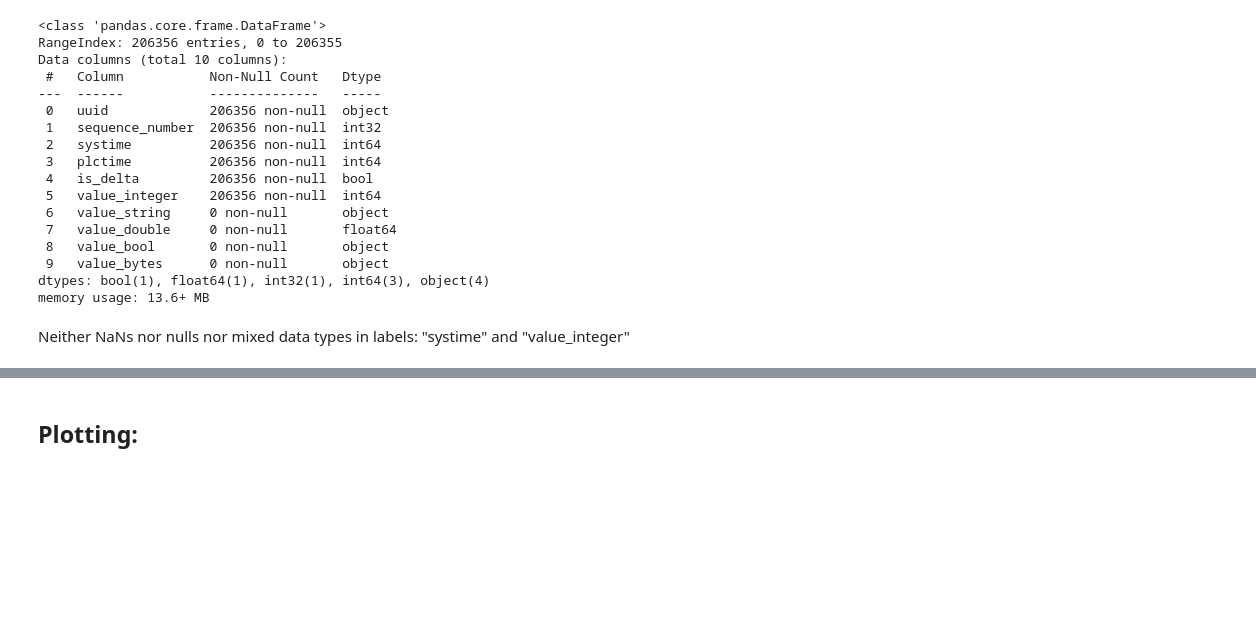
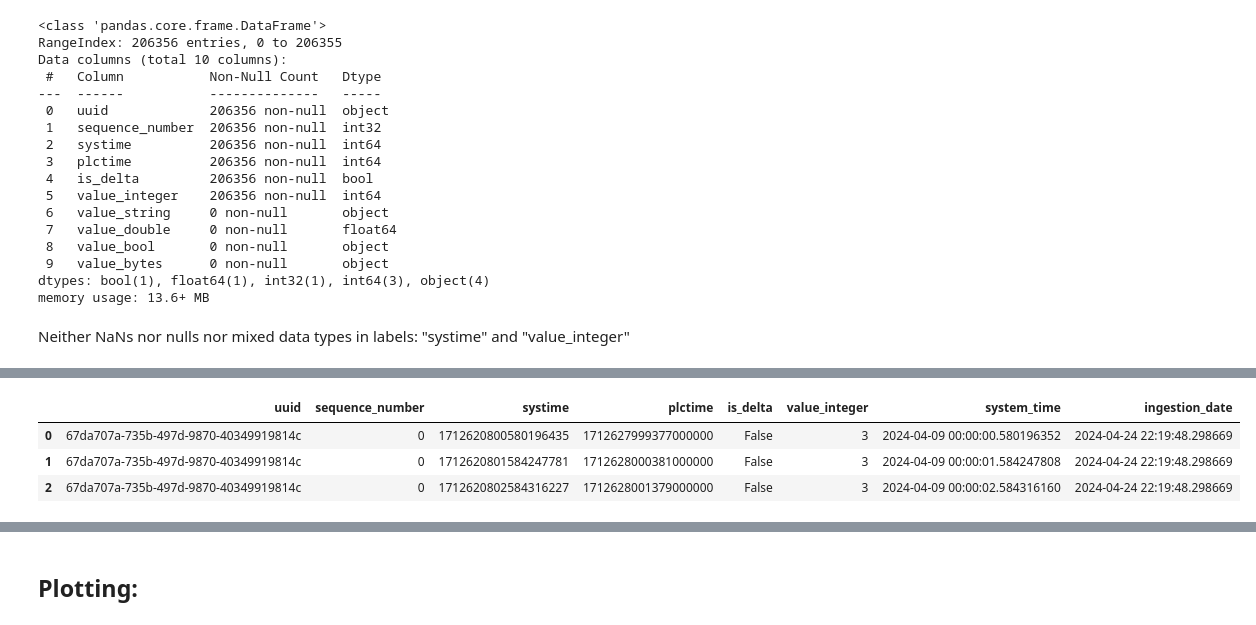
Before and after one commit to emm-gl/Referenz, a Jupyter notebook: cont_challenge.ipynb, the cells around one changed output, grey strips where cells are left out. Drawn from its saved outputs; the diff is of its cells as text; code cells hidden in the pictures; blank space fills up the shorter version.

```diff
--- a/cont_challenge.ipynb
+++ b/cont_challenge.ipynb
@@ -231,0 +267,7 @@ Neither NaNs nor nulls nor mixed data types in labels: "systime" and "value_inte
+# %%
+df_pressure.head(3)
+# %% [output]
+|  | uuid | sequence_number | systime | plctime | is_delta | value_integer | system_time | ingestion_date |
+| 0 | 67da707a-735b-497d-9870-40349919814c | 0 | 1712620800580196435 | 1712627999377000000 | False | 3 | 2024-04-09 00:00:00.580196352 | 2024-04-24 22:19:48.298669 |
+| 1 | 67da707a-735b-497d-9870-40349919814c | 0 | 1712620801584247781 | 1712628000381000000 | False | 3 | 2024-04-09 00:00:01.584247808 | 2024-04-24 22:19:48.298669 |
+| 2 | 67da707a-735b-497d-9870-40349919814c | 0 | 1712620802584316227 | 1712628001379000000 | False | 3 | 2024-04-09 00:00:02.584316160 | 2024-04-24 22:19:48.298669 |
```
Also changed, not shown: parts of 11 cells of this notebook.
